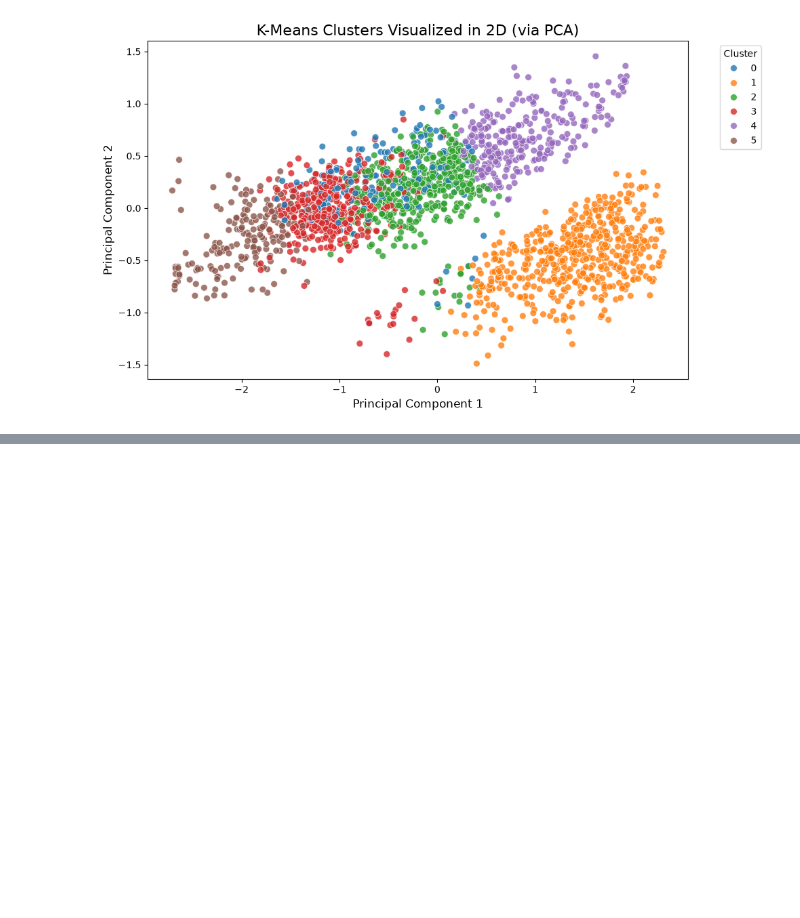
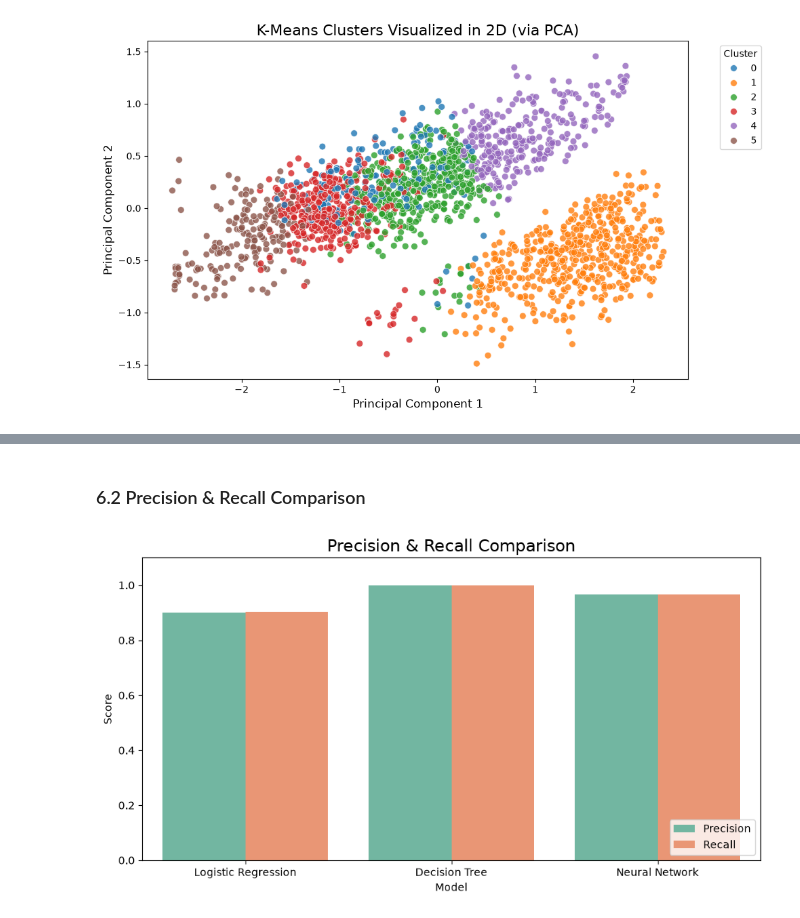
Before and after one commit to uzicodes/CS422-ML-PROJECT, a Jupyter notebook: depression_analysis.ipynb, the cells around one changed output, grey strips where cells are left out. Saved outputs shown, nothing was run; the diff lists cells and outputs as text; code cells hidden in the pictures; blank space fills up the shorter version.

```diff
--- a/depression_analysis.ipynb
+++ b/depression_analysis.ipynb
@@ -495,0 +536,18 @@ Applying K-Means Clustering...
+# %% [markdown]
+### 6.2 Precision & Recall Comparison
+# %%
+# Precision & Recall Bar Chart
+metrics_df = pd.DataFrame({
+    'Model': models * 2,
+    'Score': precisions + recalls,
+    'Metric': ['Precision']*3 + ['Recall']*3
+})
+plt.figure(figsize=(9, 5))
+sns.barplot(data=metrics_df, x='Model', y='Score', hue='Metric', palette='Set2')
+plt.title('Precision & Recall Comparison', fontsize=16)
+plt.ylim(0, 1.1)
+plt.legend(loc='lower right')
+plt.tight_layout()
+plt.show()
+# %% [output]
+[figure, added]
```
Also changed, not shown: parts of 13 cells of this notebook.
